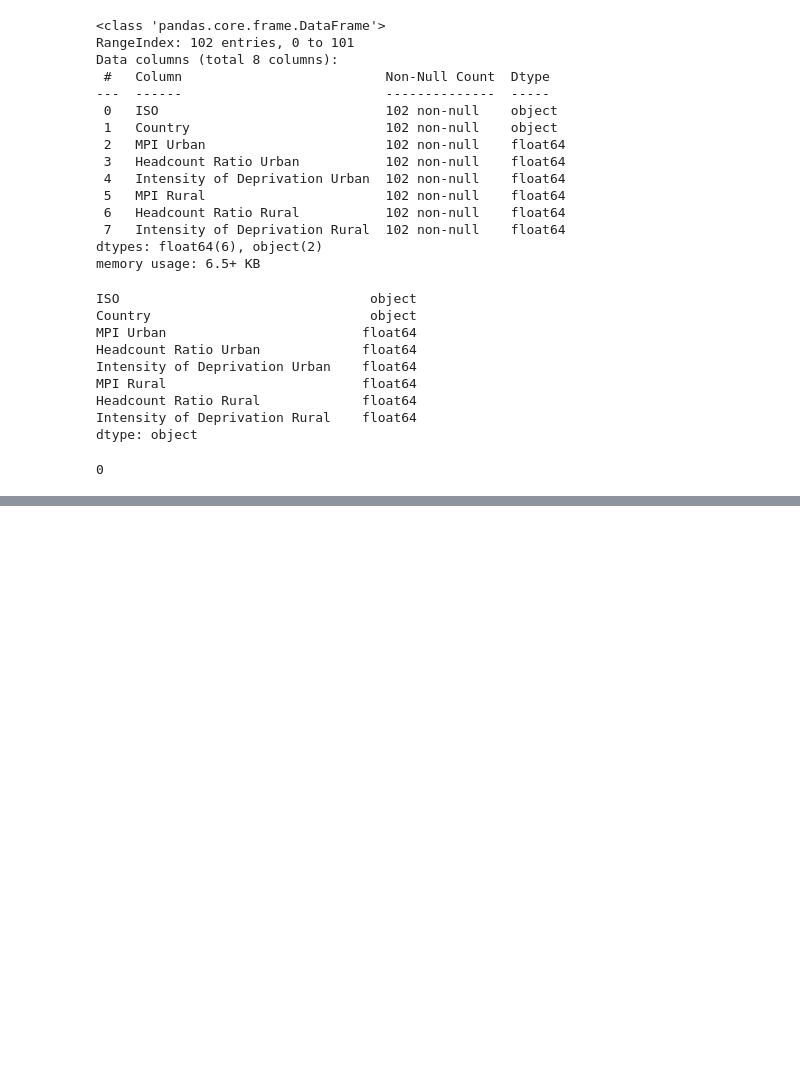
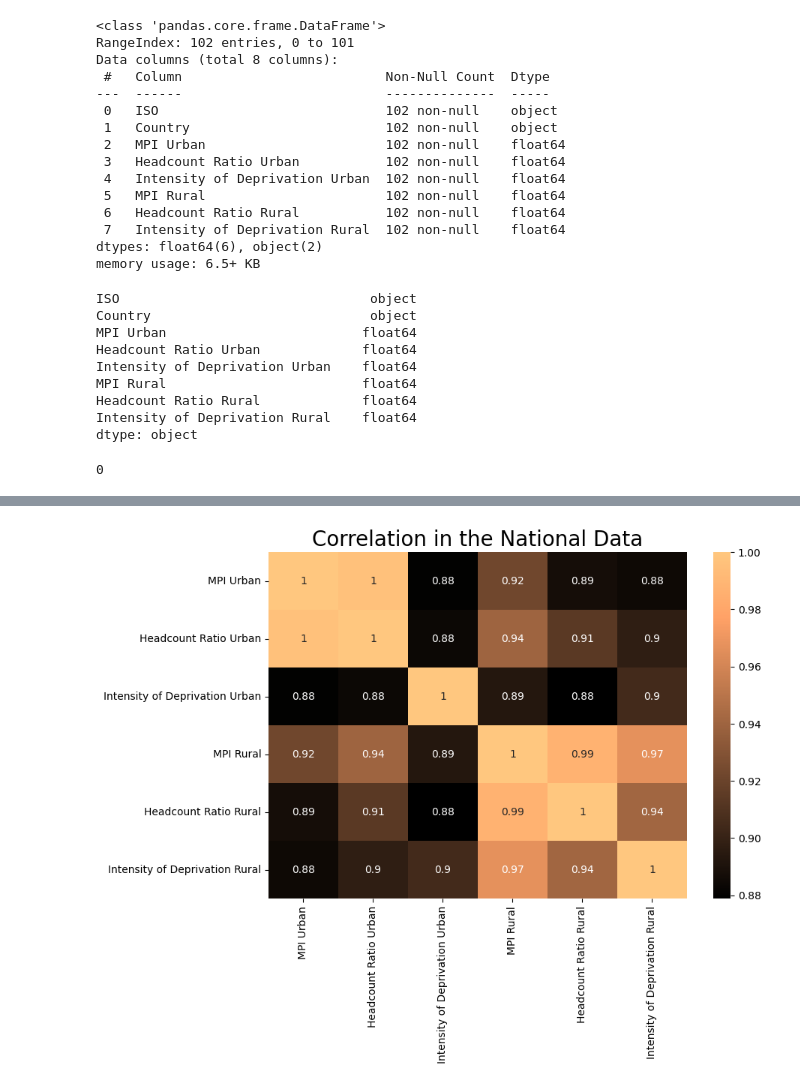
Before and after one commit to isauravmanitripathi/Analysing-Poverty, a Jupyter notebook: poverty.ipynb, the cells around one changed output, grey strips where cells are left out. Drawn from its saved outputs; the diff is of its cells as text; code cells hidden in the pictures; blank space fills up the shorter version.

```diff
--- a/poverty.ipynb
+++ b/poverty.ipynb
@@ -146,0 +178,8 @@ The default value of numeric_only in DataFrame.cov is deprecated. In a future ve
+# %%
+plt.rcParams['figure.figsize'] = (9,6)
+sns.heatmap(country.corr(),
+            cmap = 'copper',
+            annot= True)
+plt.title('Correlation in the National Data', fontsize = 20)
+plt.show()
+# %% [output]
@@ -146,0 +187 @@ The default value of numeric_only in DataFrame.cov is deprecated. In a future ve
+[figure, added]
```
Also changed, not shown: parts of 27 cells of this notebook.
